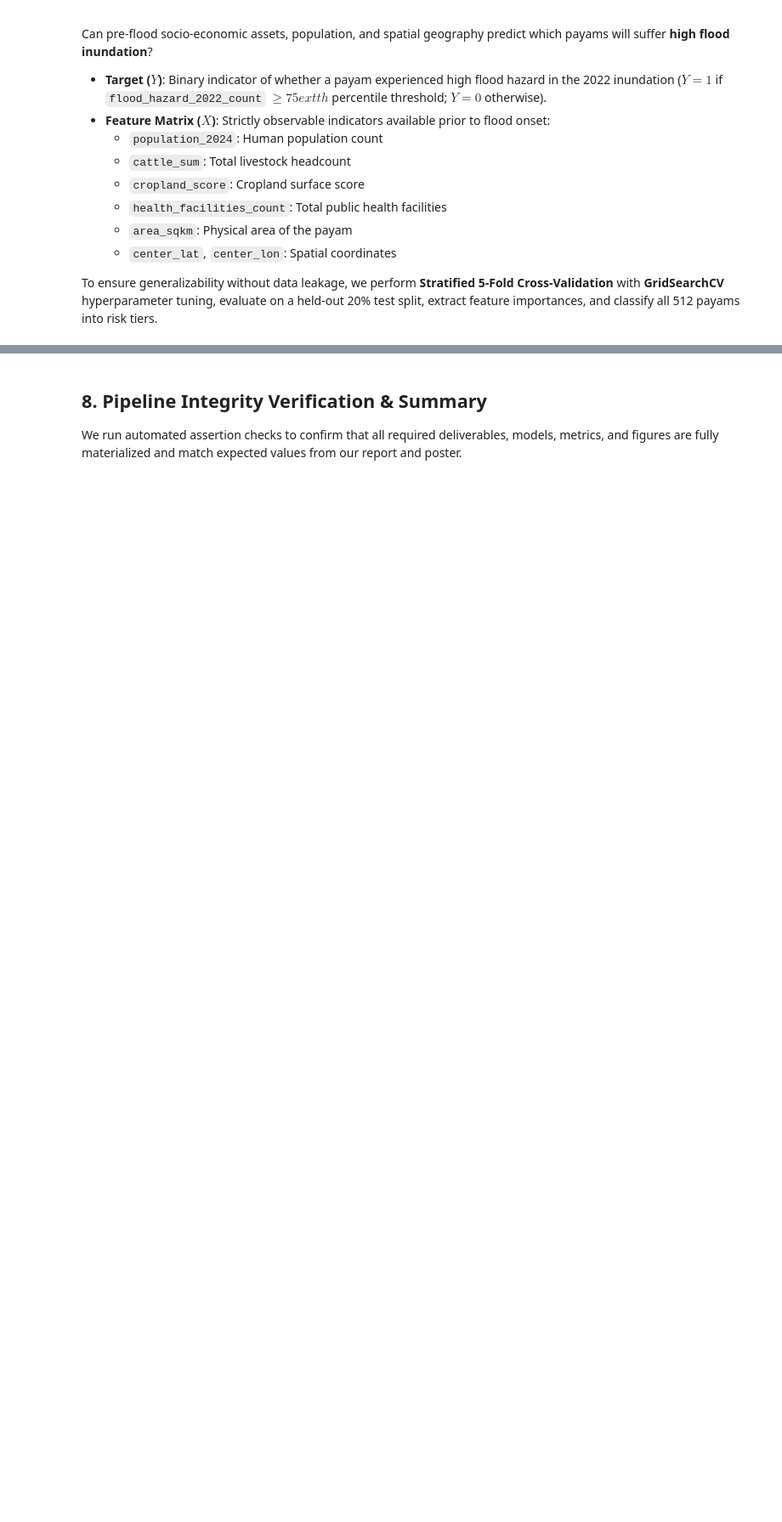
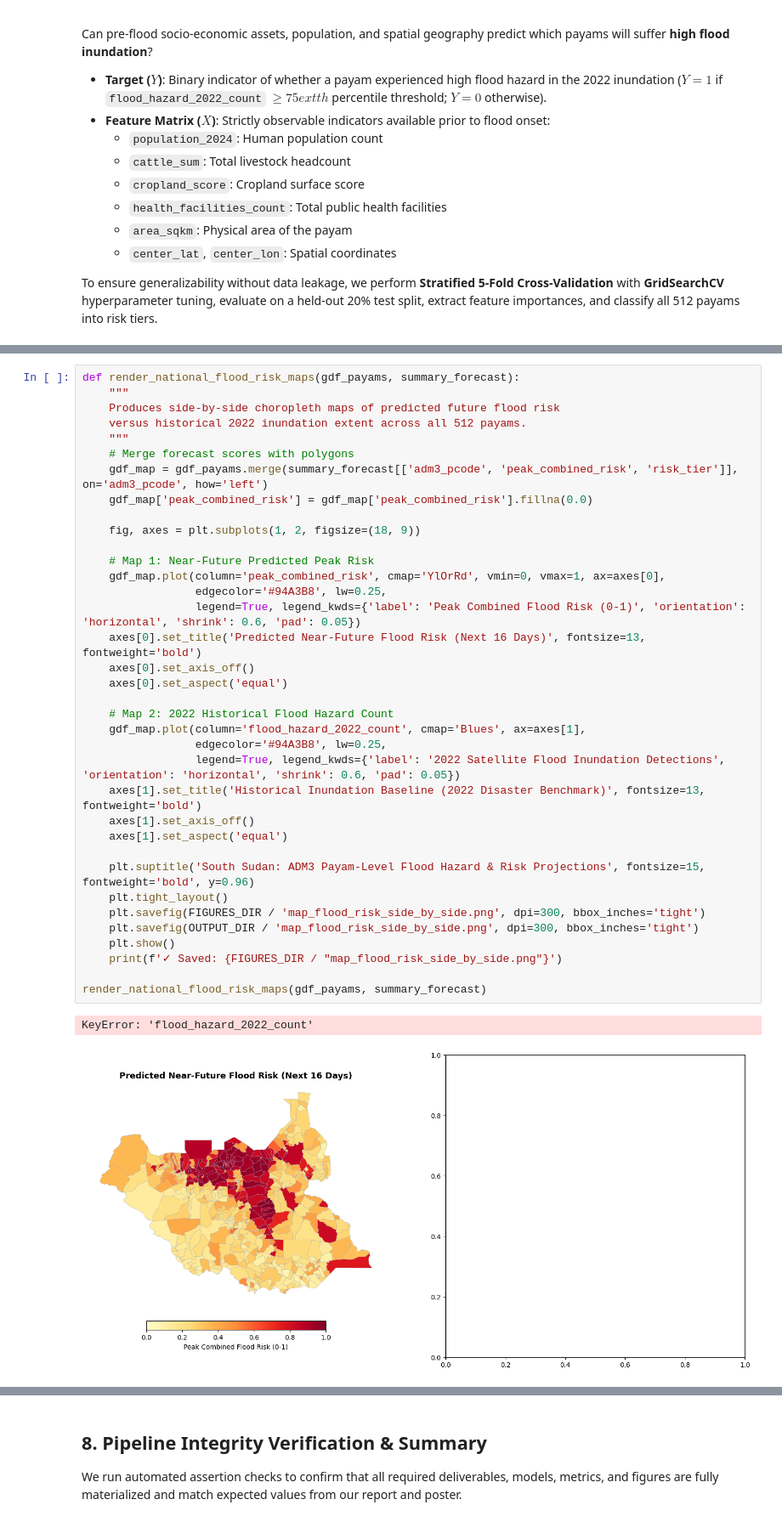
Before and after one commit to Franasit/DBL-Group-22, a Jupyter notebook: flood_analysis_submission/reproducible_flood_analysis.ipynb, the cells around one changed output, grey strips where cells are left out. Shown at 85% size. Saved outputs shown, nothing was run; the diff lists cells and outputs as text; blank space fills up the shorter version.

```diff
--- a/flood_analysis_submission/reproducible_flood_analysis.ipynb
+++ b/flood_analysis_submission/reproducible_flood_analysis.ipynb
@@ -491,3 +884,42 @@ weighted avg       0.86      0.86      0.86       103
+# %%
+def render_national_flood_risk_maps(gdf_payams, summary_forecast):
+    """
+    Produces side-by-side choropleth maps of predicted future flood risk
+    versus historical 2022 inundation extent across all 512 payams.
+    """
+    # Merge forecast scores with polygons
+    gdf_map = gdf_payams.merge(summary_forecast[['adm3_pcode', 'peak_combined_risk', 'risk_tier']], on='adm3_pcode', how='left')
+    gdf_map['peak_combined_risk'] = gdf_map['peak_combined_risk'].fillna(0.0)
+
+    fig, axes = plt.subplots(1, 2, figsize=(18, 9))
+
+    # Map 1: Near-Future Predicted Peak Risk
+    gdf_map.plot(column='peak_combined_risk', cmap='YlOrRd', vmin=0, vmax=1, ax=axes[0],
+                 edgecolor='#94A3B8', lw=0.25,
+                 legend=True, legend_kwds={'label': 'Peak Combined Flood Risk (0-1)', 'orientation': 'horizontal', 'shrink': 0.6, 'pad': 0.05})
+    axes[0].set_title('Predicted Near-Future Flood Risk (Next 16 Days)', fontsize=13, fontweight='bold')
+    axes[0].set_axis_off()
+    axes[0].set_aspect('equal')
+
+    # Map 2: 2022 Historical Flood Hazard Count
+    gdf_map.plot(column='flood_hazard_2022_count', cmap='Blues', ax=axes[1],
+                 edgecolor='#94A3B8', lw=0.25,
+                 legend=True, legend_kwds={'label': '2022 Satellite Flood Inundation Detections', 'orientation': 'horizontal', 'shrink': 0.6, 'pad': 0.05})
+    axes[1].set_title('Historical Inundation Baseline (2022 Disaster Benchmark)', fontsize=13, fontweight='bold')
+    axes[1].set_axis_off()
+    axes[1].set_aspect('equal')
+
+    plt.suptitle('South Sudan: ADM3 Payam-Level Flood Hazard & Risk Projections', fontsize=15, fontweight='bold', y=0.96)
+    plt.tight_layout()
+    plt.savefig(FIGURES_DIR / 'map_flood_risk_side_by_side.png', dpi=300, bbox_inches='tight')
+    plt.savefig(OUTPUT_DIR / 'map_flood_risk_side_by_side.png', dpi=300, bbox_inches='tight')
+    plt.show()
+    print(f'✓ Saved: {FIGURES_DIR / "map_flood_risk_side_by_side.png"}')
+
+render_national_flood_risk_maps(gdf_payams, summary_forecast)
+# %% [output]
+KeyError: 'flood_hazard_2022_count'
+[figure, added]
 # %% [markdown]
 ## 6. Deep Learning Modeling: Multi-Horizon GRU Early Warning System
 ### Problem Formulation
```
Also changed, not shown: parts of 18 cells of this notebook.
